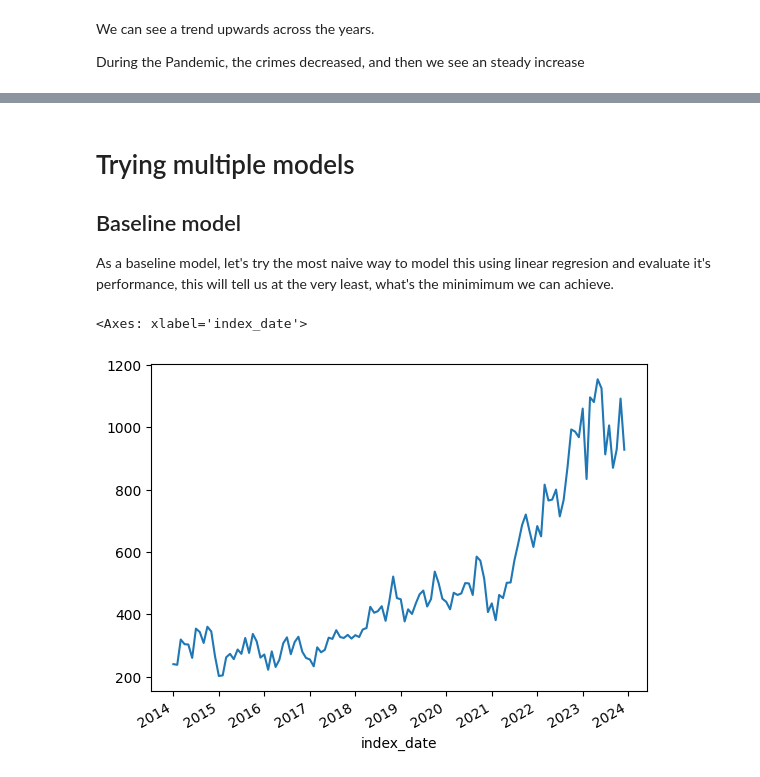
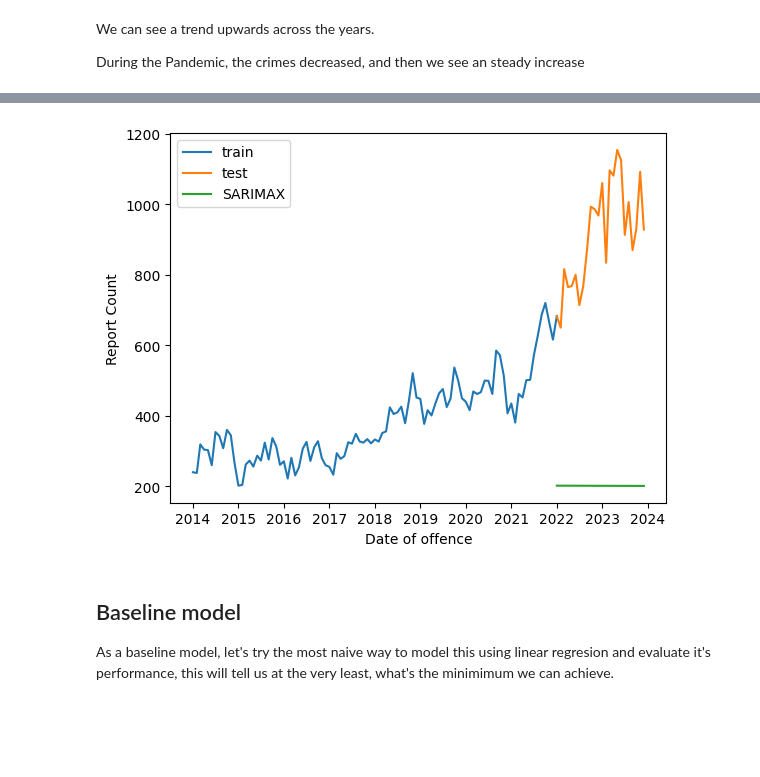
Before and after one commit to DavidToca/ML-Toronto-AutoTheft, a Jupyter notebook: ML_AutoTheft_Toronto.ipynb, the cells around one changed output, grey strips where cells are left out. Cells and saved outputs as stored; diff of their text form; code cells hidden in the pictures; blank space fills up the shorter version.

```diff
--- a/ML_AutoTheft_Toronto.ipynb
+++ b/ML_AutoTheft_Toronto.ipynb
@@ -369,11 +418,38 @@ During the Pandemic, the crimes decreased, and then we see an steady increase
+# %%
+# prompt: use y to train SARIMAX  and then use predict to predict on the test data
+from statsmodels.tsa.statespace.sarimax import SARIMAX
+def evaluate_sarimax():
+  model = SARIMAX(y, order = (1, 0, 0))
+  sarimax_model = model.fit()
+  start = len(train)
+  end = len(train) + len(test) - 1
+  predictions = sarimax_model.predict(start=start, end=end, dynamic=False)
+
+  y_pred_df = test.copy()
+  for i, value in enumerate(predictions):
+    y_pred_df[i] = predictions[i]
+  return y_pred_df
+# %%
+import numpy as np
+from sklearn.metrics import mean_squared_error
+
+models_test_result = {
+    "SARIMAX": evaluate_sarimax()
+}
+
+
+def evaluate_model_result(y_predicted_df):
+  return np.sqrt(mean_squared_error(test.values, y_predicted_df.values))
+
+
+# for label, model_result in evaluate_sarimax.items():
+#   print("RMSE: ", evaluate_model_result(y_predicted_df))
+
+display_autotheft(models_test_result)
+# %% [output]
+[figure, added]
 # %% [markdown]
-# Trying multiple models
 
 ## Baseline model
 
 As a baseline model, let's try the most naive way to model this using linear regresion and evaluate it's performance, this will tell us at the very least, what's the minimimum we can achieve.
-# %%
-ts_per_month.plot()
-# %% [output]
-<Axes: xlabel='index_date'>
-[figure, removed]
```
Also changed, not shown: parts of 5 cells of this notebook.
